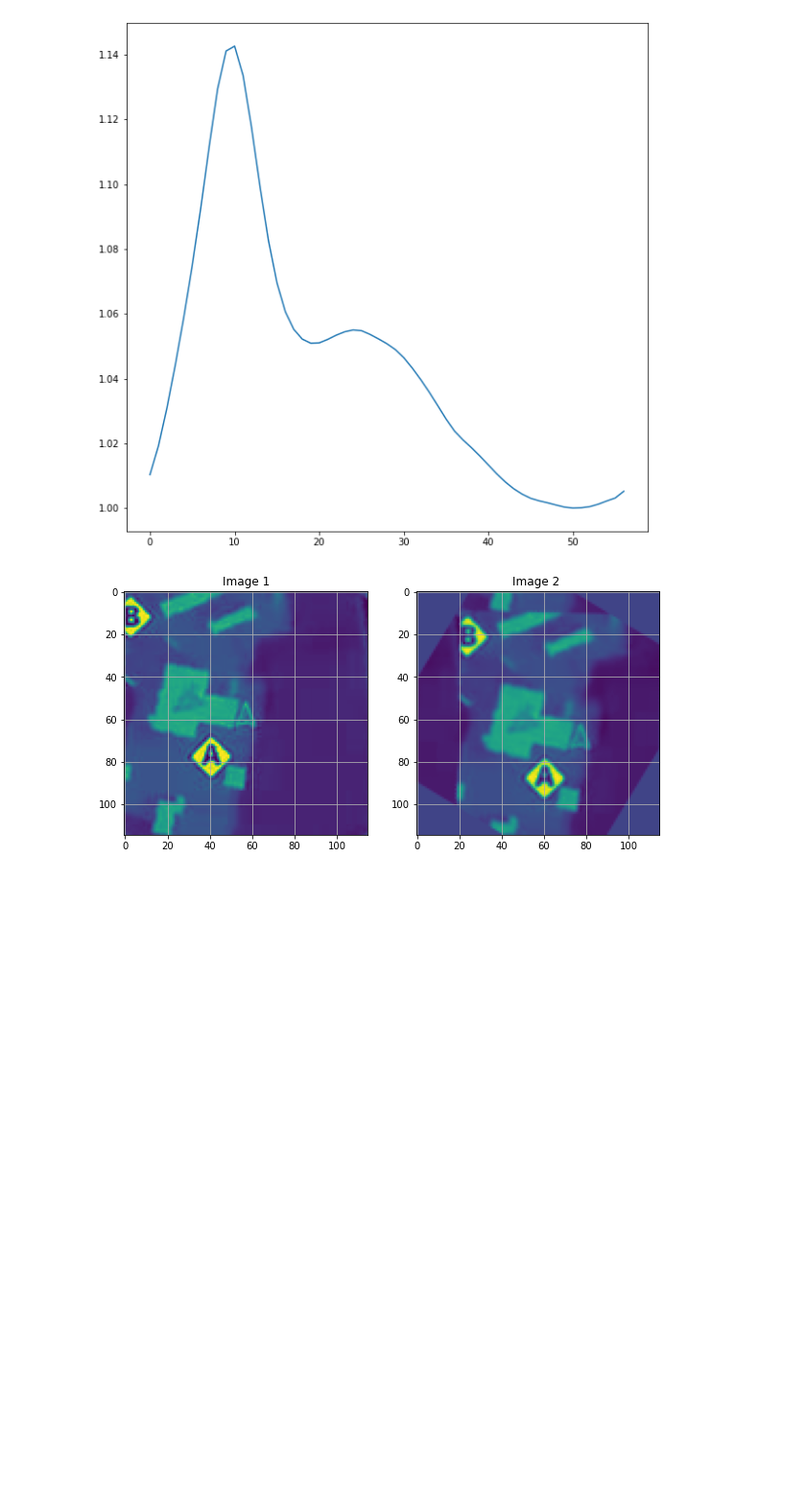
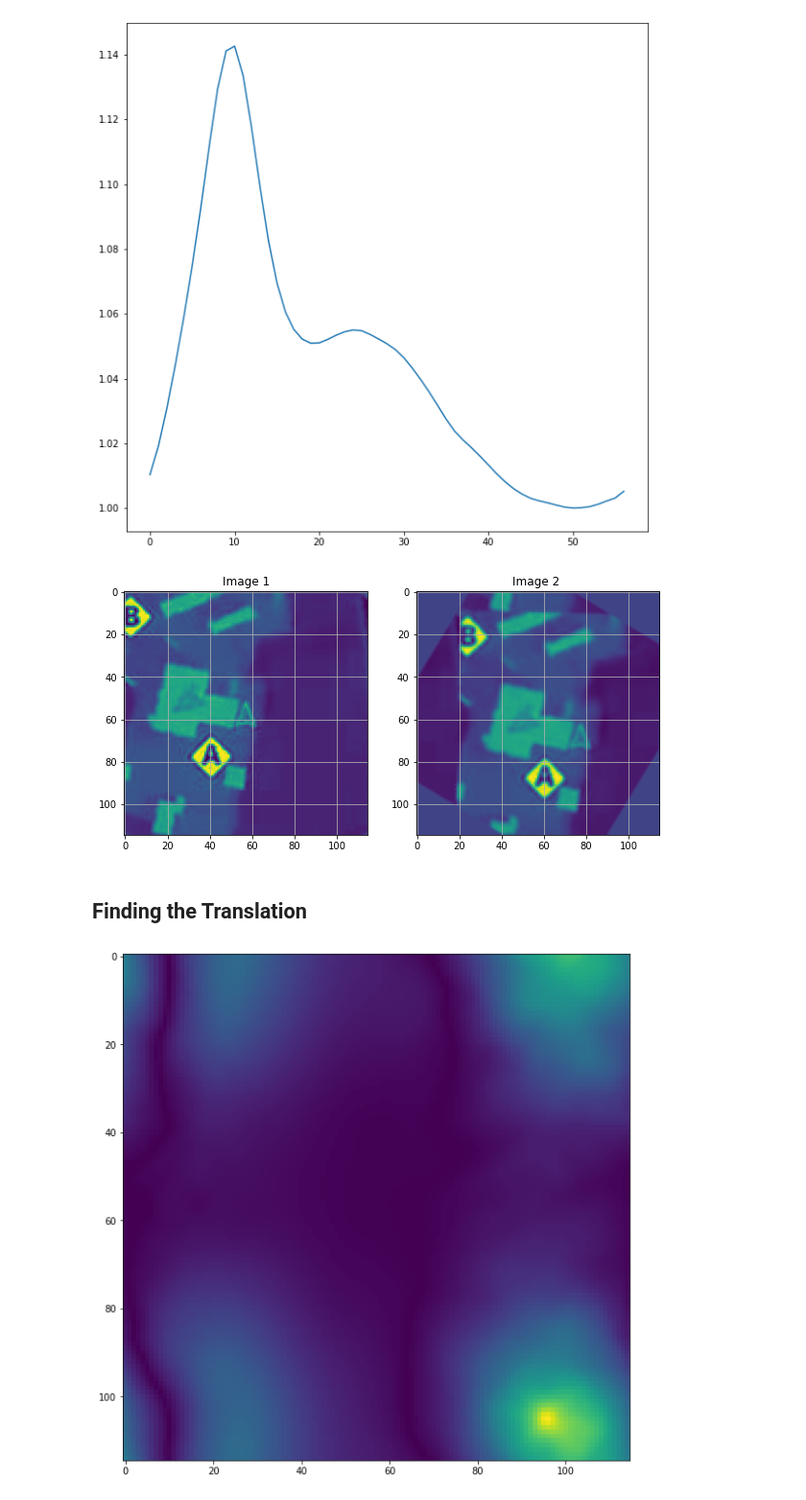
Before and after one commit to CGCooke/Blog, a Jupyter notebook: _notebooks/2020-12-22-The-Log-Polar-Transform-In-Practice.ipynb, the cells around one changed output. Shown at 96% size. Saved outputs shown, nothing was run; the diff lists cells and outputs as text; code cells hidden in the pictures; blank space fills up the shorter version.

```diff
--- a/_notebooks/2020-12-22-The-Log-Polar-Transform-In-Practice.ipynb
+++ b/_notebooks/2020-12-22-The-Log-Polar-Transform-In-Practice.ipynb
@@ -82,12 +72,11 @@ plt.show()
 # %%
 # First, band-pass filter both images
-img1_dog = difference_of_gaussians(img1, 1, 4)
-img2_dog = difference_of_gaussians(img2, 1, 4)
+img1_dog = skimage.filters.difference_of_gaussians(img1, 1, 4)
+img2_dog = skimage.filters.difference_of_gaussians(img2, 1, 4)
 
 # window images
-wimage_1 = img1_dog * window('hann', img1.shape)
-wimage_2 = img2_dog * window('hann', img2.shape)
-
+wimage_1 = img1_dog * skimage.filters.window('hann', img1.shape)
+wimage_2 = img2_dog * skimage.filters.window('hann', img2.shape)
 
 fig, axes = plt.subplots(1, 2)
 ax = axes.ravel()
@@ -180,4 +169,17 @@ ax[1].grid()
 plt.show()
 # %% [output]
 [figure]
+# %% [markdown]
+## Finding the Translation
+# %%
+wimage_1 = img1 * skimage.filters.window('hann', img1.shape)
+wimage_2_rotated = img2_rotated * skimage.filters.window('hann',img2.shape)
+cross_correlation, shift = phase_cross_correlation(wimage_1, wimage_2_rotated)
+
+
+
+plt.imshow(cross_correlation)
+plt.show()
+# %% [output]
+[figure, added]
 # %%
```
Also changed, not shown: parts of 13 cells of this notebook, 1 other file.
